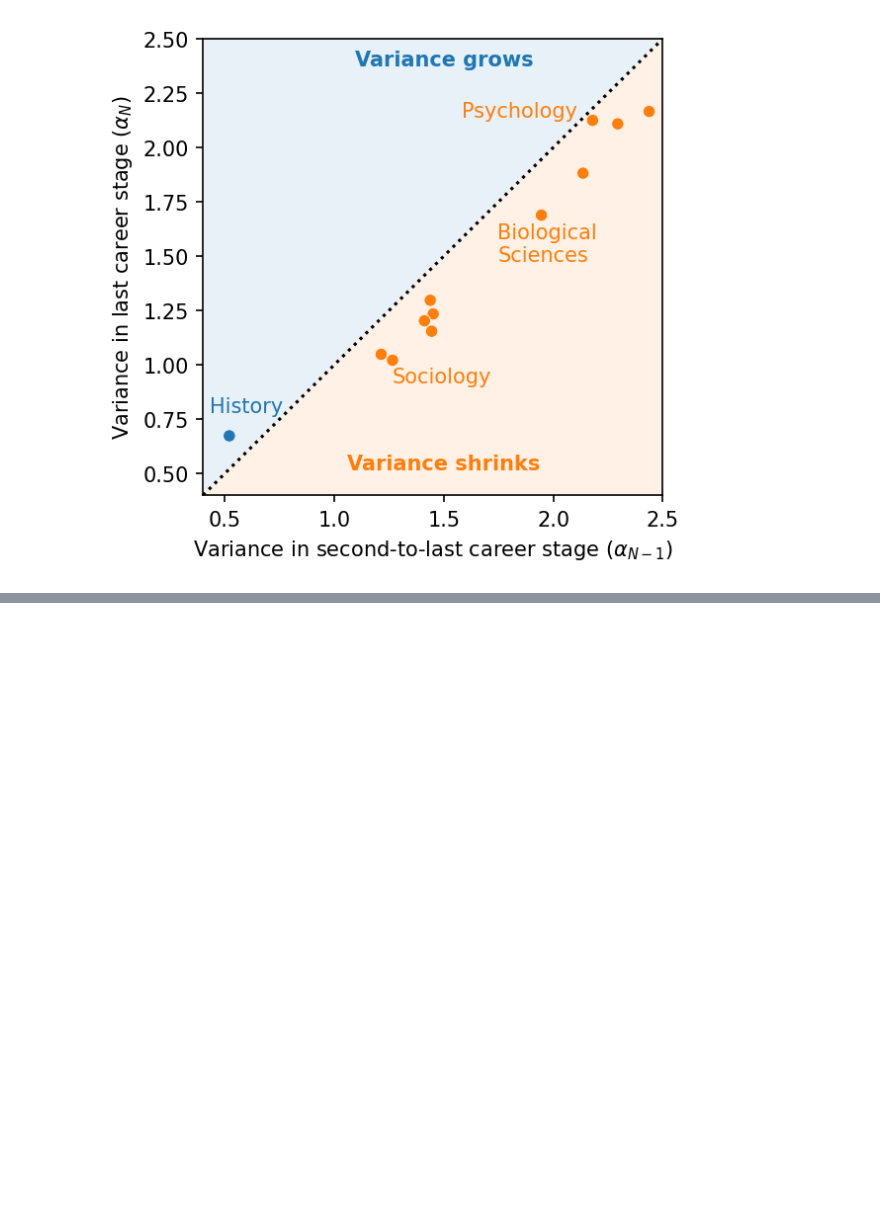
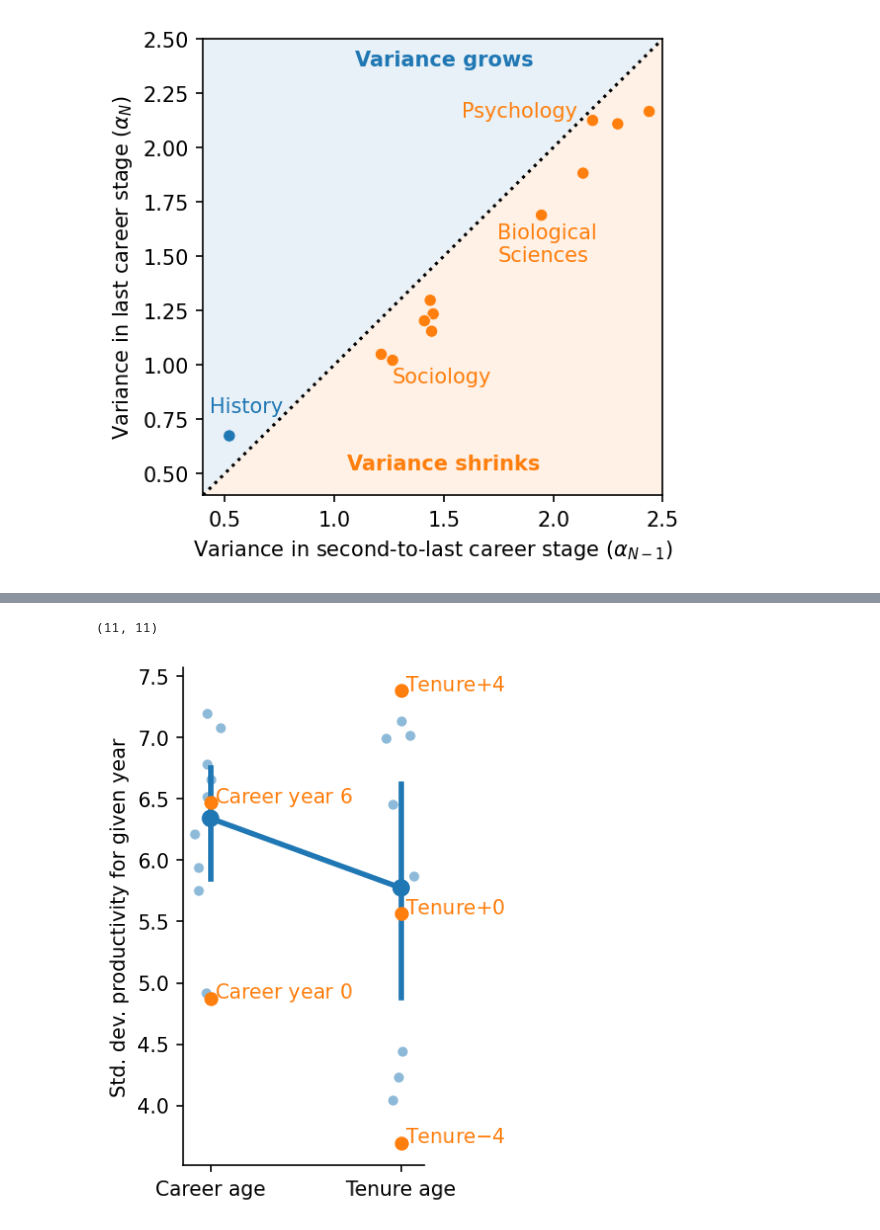
Before and after one commit to samzhang111/faculty-trajectories, a Jupyter notebook: write/note/Cross-field analysis with AARC.ipynb, the cells around one changed output, grey strips where cells are left out. Saved outputs shown, nothing was run; the diff lists cells and outputs as text; code cells hidden in the pictures; blank space fills up the shorter version.

```diff
--- a/write/note/Cross-field analysis with AARC.ipynb
+++ b/write/note/Cross-field analysis with AARC.ipynb
@@ -421,0 +472,6 @@ plt.tight_layout()
+# %%
+all_dfs = []
+
+df_promotions = pd.concat([aarc[field]['promotions'] for field in aarc.keys()])
+
+print(f"Across all fields, we have {df_promotions.PersonId.nunique()} people, and {len(df_promotions)} person-year rows.")
@@ -421,0 +493,47 @@ plt.tight_layout()
+# %%
+career_age_stds = df_promotions.groupby('CareerAgeZero').pubs_adj.std()
+tenure_age_stds = df_promotions[df_promotions.TenureAge.abs() <= 5].groupby('TenureAge').pubs_adj.std()
+# %%
+len(career_age_stds), len(tenure_age_stds)
+# %% [output]
+(11, 11)
+# %%
+np.random.seed(1010)
+
+df_career_age_stds = career_age_stds.reset_index()
+df_career_age_stds['type'] = 'Career age'
+
+df_tenure_age_stds = tenure_age_stds.reset_index()
+df_tenure_age_stds['type'] = 'Tenure age'
+
+df_stds = pd.concat([df_career_age_stds, df_tenure_age_stds])
+
+career_ages_to_plot = [0, 6]
+tenure_ages_to_plot = [-4, 0, 4]
+df_stds_plot = df_stds[
+    (~df_stds.CareerAgeZero.isin(career_ages_to_plot)) &
+    (~df_stds.TenureAge.isin(tenure_ages_to_plot))
+]
+
+fig, ax = plt.subplots(1, 1, figsize=(3, 4), dpi=150)
+
+sns.stripplot(data=df_stds_plot, x='type', y='pubs_adj', ax=ax, alpha=0.5)
+sns.pointplot(data=df_stds_plot, x='type', y='pubs_adj', ax=ax)
+
+for age in career_ages_to_plot:
+    ax.scatter(0, df_stds[df_stds.CareerAgeZero == age].pubs_adj, color=sns.color_palette()[1], zorder=3)
+    ax.annotate(f"Career year ${age}$", (0.02, df_stds[df_stds.CareerAgeZero == age].pubs_adj), color=sns.color_palette()[1], zorder=3)
+
+for age in tenure_ages_to_plot:
+    ax.scatter(1, df_stds[df_stds.TenureAge == age].pubs_adj, color=sns.color_palette()[1], zorder=3)
+    ax.annotate(f"Tenure${age:+d}$", (1.02, df_stds[df_stds.TenureAge == age].pubs_adj), color=sns.color_palette()[1], zorder=3)
+
+
+ax.set_xlabel(None)
+ax.set_ylabel("Std. dev. productivity for given year")
+sns.despine()
+plt.tight_layout()
+
+plt.savefig(here("output/resubmission/career_age_vs_tenure_age.pdf"), bbox_inches="tight")
+# %% [output]
+[figure, added]
```
Also changed, not shown: parts of 65 cells of this notebook, 1 other file.
